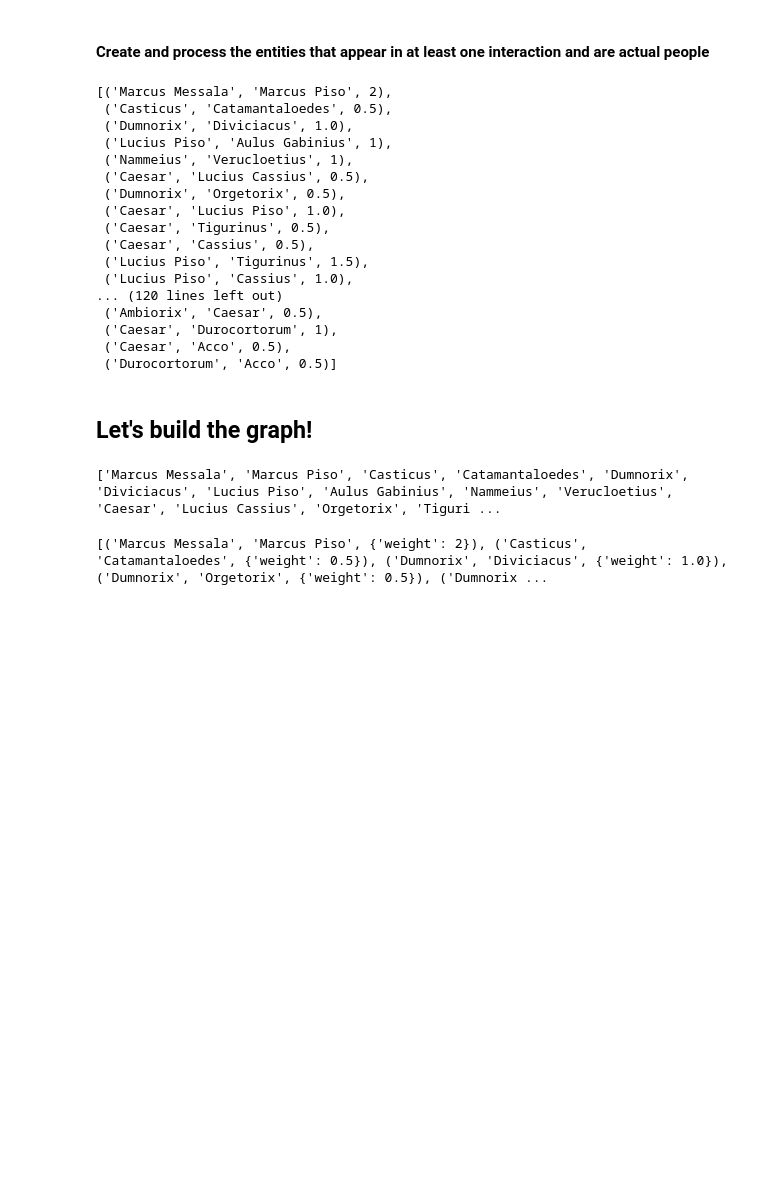
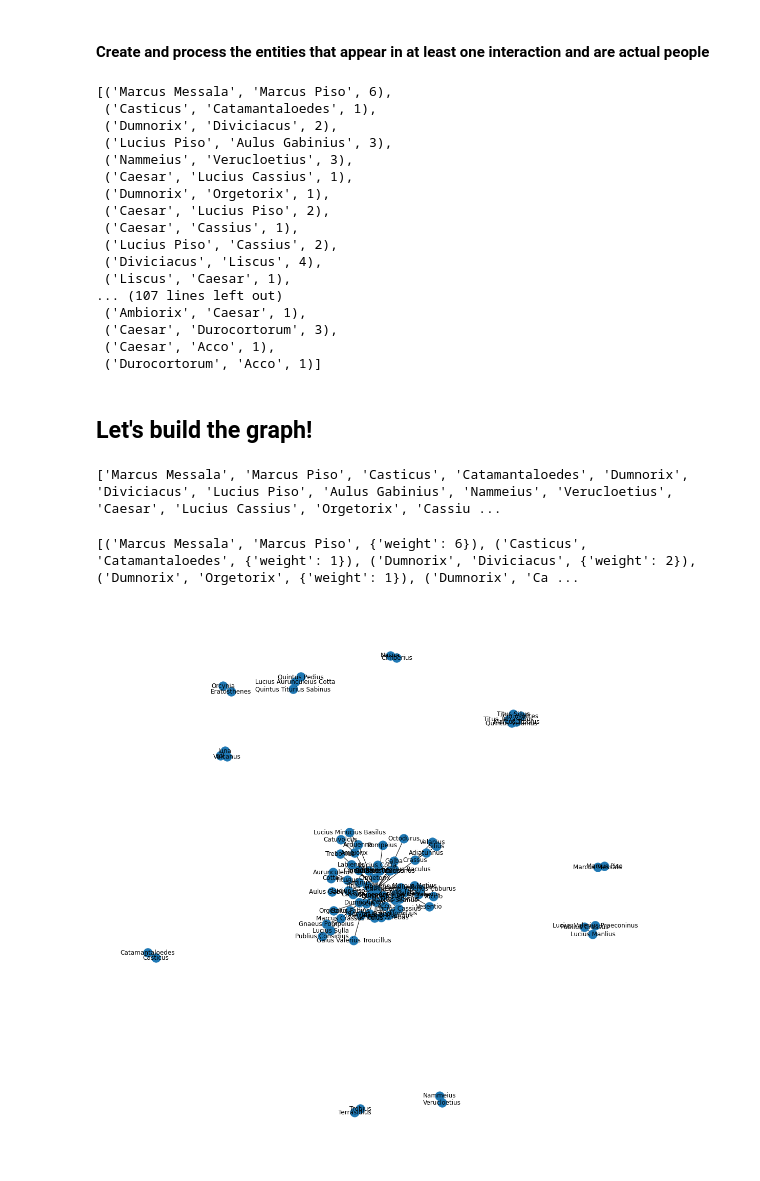
Before and after one commit to eliarizzetto/bg_net, a Jupyter notebook: caesar_net/bellum_gallicum_net.ipynb, the cells around one changed output. Cells and saved outputs as stored; diff of their text form; code cells hidden in the pictures; blank space fills up the shorter version.

```diff
--- a/caesar_net/bellum_gallicum_net.ipynb
+++ b/caesar_net/bellum_gallicum_net.ipynb
@@ -143,14 +143,14 @@ def get_relations(sentences:list):
         for pair in pairs:
             ent1 = pair[0]
             ent2 = pair[1]
-            distance = 0.5
+            value = 1
 
 
             if ent1[0]['head'] == ent2[0]['head'] or (ent1[0]['head'] == ent2[0]['id'] or ent2[0]['head'] == ent1[0]['id']):
-                distance = 1
+                value += 2
 
-            if distance is not None:
-                relation = {'ent1':ent1, 'ent2': ent2, 'distance': distance}
+            if value is not None:
+                relation = {'ent1':ent1, 'ent2': ent2, 'value': value}
                 relations_in_sentence.append(relation)
 
         if relations_in_sentence:
@@ -172,9 +172,9 @@ for rels_in_sent in relations_instances:
         ent1 = ' '.join([i['lemma'] for i in rel['ent1']])
         ent2 = ' '.join([i['lemma'] for i in rel['ent2']])
 
-        distance = rel['distance']
+        value = rel['value']
 
-        row = (ent1, ent2, distance)
+        row = (ent1, ent2, value)
         tmp_relations.append(row)
 
 # create a defaultdict to store the sums
@@ -229,23 +229,23 @@ people_relations = list(filter(lambda x: x[0] not in places_list and x[1] not in
 # %%
 people_relations
 # %% [output]
-[('Marcus Messala', 'Marcus Piso', 2),
- ('Casticus', 'Catamantaloedes', 0.5),
- ('Dumnorix', 'Diviciacus', 1.0),
- ('Lucius Piso', 'Aulus Gabinius', 1),
- ('Nammeius', 'Verucloetius', 1),
- ('Caesar', 'Lucius Cassius', 0.5),
- ('Dumnorix', 'Orgetorix', 0.5),
- ('Caesar', 'Lucius Piso', 1.0),
- ('Caesar', 'Tigurinus', 0.5),
- ('Caesar', 'Cassius', 0.5),
- ('Lucius Piso', 'Tigurinus', 1.5),
- ('Lucius Piso', 'Cassius', 1.0),
-... (120 lines left out)
- ('Ambiorix', 'Caesar', 0.5),
- ('Caesar', 'Durocortorum', 1),
- ('Caesar', 'Acco', 0.5),
- ('Durocortorum', 'Acco', 0.5)]
+[('Marcus Messala', 'Marcus Piso', 6),
+ ('Casticus', 'Catamantaloedes', 1),
+ ('Dumnorix', 'Diviciacus', 2),
+ ('Lucius Piso', 'Aulus Gabinius', 3),
+ ('Nammeius', 'Verucloetius', 3),
+ ('Caesar', 'Lucius Cassius', 1),
+ ('Dumnorix', 'Orgetorix', 1),
+ ('Caesar', 'Lucius Piso', 2),
+ ('Caesar', 'Cassius', 1),
+ ('Lucius Piso', 'Cassius', 2),
+ ('Diviciacus', 'Liscus', 4),
+ ('Liscus', 'Caesar', 1),
+... (107 lines left out)
+ ('Ambiorix', 'Caesar', 1),
+ ('Caesar', 'Durocortorum', 3),
+ ('Caesar', 'Acco', 1),
+ ('Durocortorum', 'Acco', 1)]
 # %% [markdown]
 ## Let's build the graph!
 # %%
@@ -267,14 +267,16 @@ for item in edges:
 # %%
 print(G.nodes())
 # %% [output]
-['Marcus Messala', 'Marcus Piso', 'Casticus', 'Catamantaloedes', 'Dumnorix', 'Diviciacus', 'Lucius Piso', 'Aulus Gabinius', 'Nammeius', 'Verucloetius', 'Caesar', 'Lucius Cassius', 'Orgetorix', 'Tiguri ...
+['Marcus Messala', 'Marcus Piso', 'Casticus', 'Catamantaloedes', 'Dumnorix', 'Diviciacus', 'Lucius Piso', 'Aulus Gabinius', 'Nammeius', 'Verucloetius', 'Caesar', 'Lucius Cassius', 'Orgetorix', 'Cassiu ...
 # %%
 print(G.edges().data())
 # %% [output]
-[('Marcus Messala', 'Marcus Piso', {'weight': 2}), ('Casticus', 'Catamantaloedes', {'weight': 0.5}), ('Dumnorix', 'Diviciacus', {'weight': 1.0}), ('Dumnorix', 'Orgetorix', {'weight': 0.5}), ('Dumnorix ...
+[('Marcus Messala', 'Marcus Piso', {'weight': 6}), ('Casticus', 'Catamantaloedes', {'weight': 1}), ('Dumnorix', 'Diviciacus', {'weight': 2}), ('Dumnorix', 'Orgetorix', {'weight': 1}), ('Dumnorix', 'Ca ...
 # %%
 # VISUALIZATION
-# plt.figure(figsize=(15,15))
-# nx.draw(G, with_labels=True) # with_labels=True for showing node's label
-# plt.show()
+plt.figure(figsize=(15,15))
+nx.draw(G, with_labels=True) # with_labels=True for showing node's label
+plt.show()
+# %% [output]
+[figure, added]
 # %%
```
Also changed, not shown: parts of 20 cells of this notebook, 2 other files.
